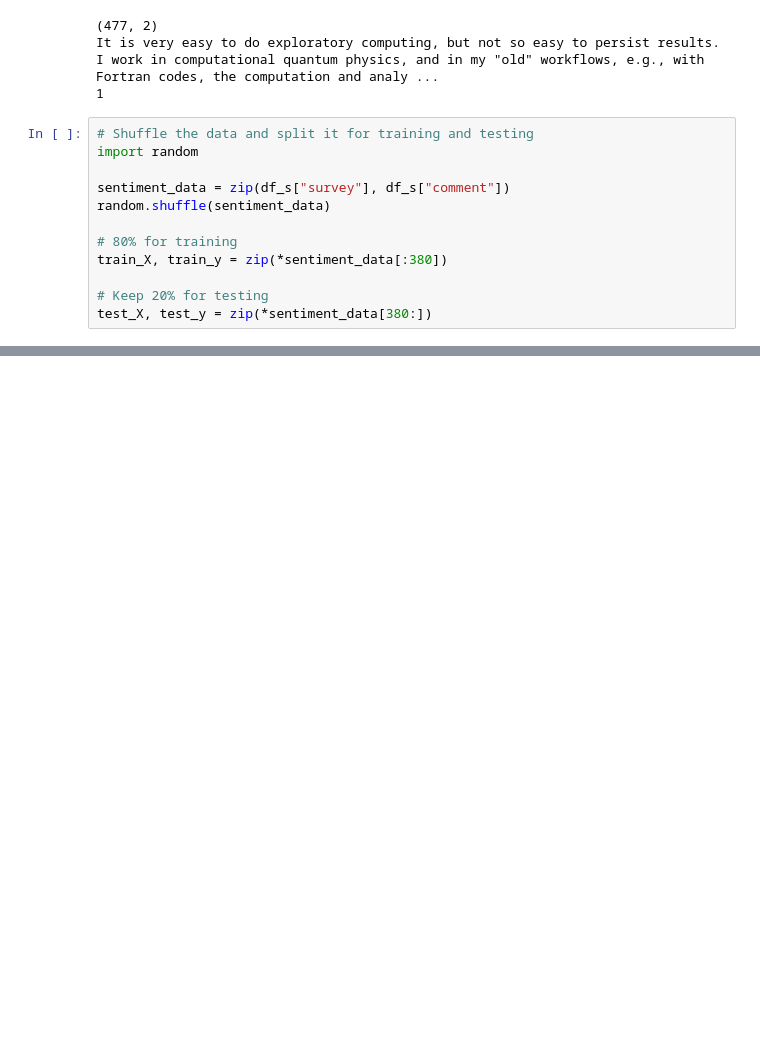
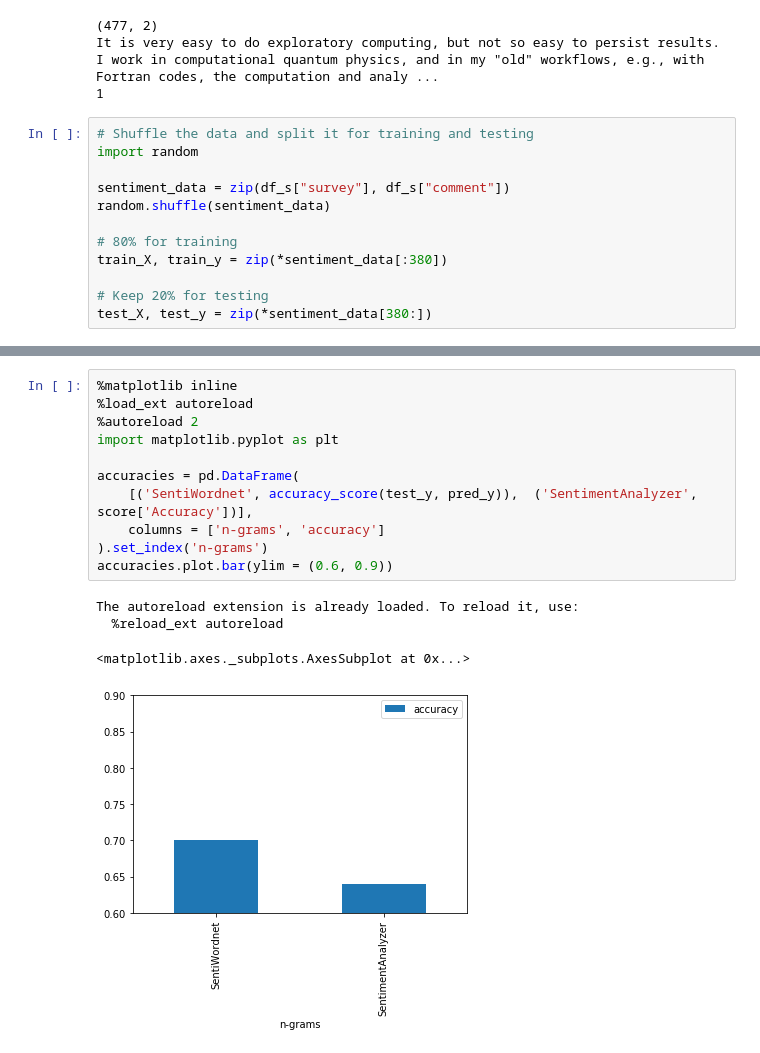
Before and after one commit to michellemao0224/Survey-Analysis, a Jupyter notebook: Survey_v4.ipynb, the cells around one changed output, grey strips where cells are left out. Drawn from its saved outputs; the diff is of its cells as text; blank space fills up the shorter version.

```diff
--- a/Survey_v4.ipynb
+++ b/Survey_v4.ipynb
@@ -481,0 +483,16 @@ Accuracy:  0.670103092784
+# %%
+%matplotlib inline
+%load_ext autoreload
+%autoreload 2
+import matplotlib.pyplot as plt
+
+accuracies = pd.DataFrame(
+    [('SentiWordnet', accuracy_score(test_y, pred_y)),  ('SentimentAnalyzer', score['Accuracy'])],
+    columns = ['n-grams', 'accuracy']
+).set_index('n-grams')
+accuracies.plot.bar(ylim = (0.6, 0.9))
+# %% [output]
+The autoreload extension is already loaded. To reload it, use:
+  %reload_ext autoreload
+<matplotlib.axes._subplots.AxesSubplot at 0x...>
+[figure, added]
```
Also changed, not shown: parts of 4 cells of this notebook, 2 other files.
